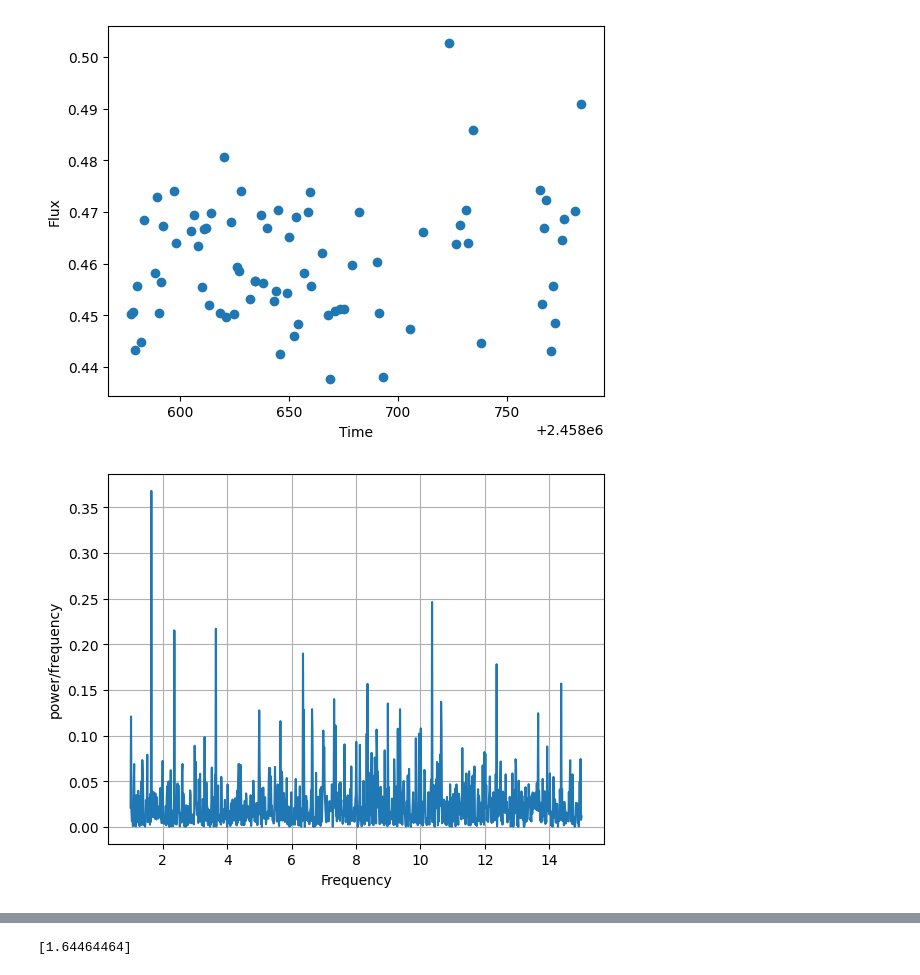
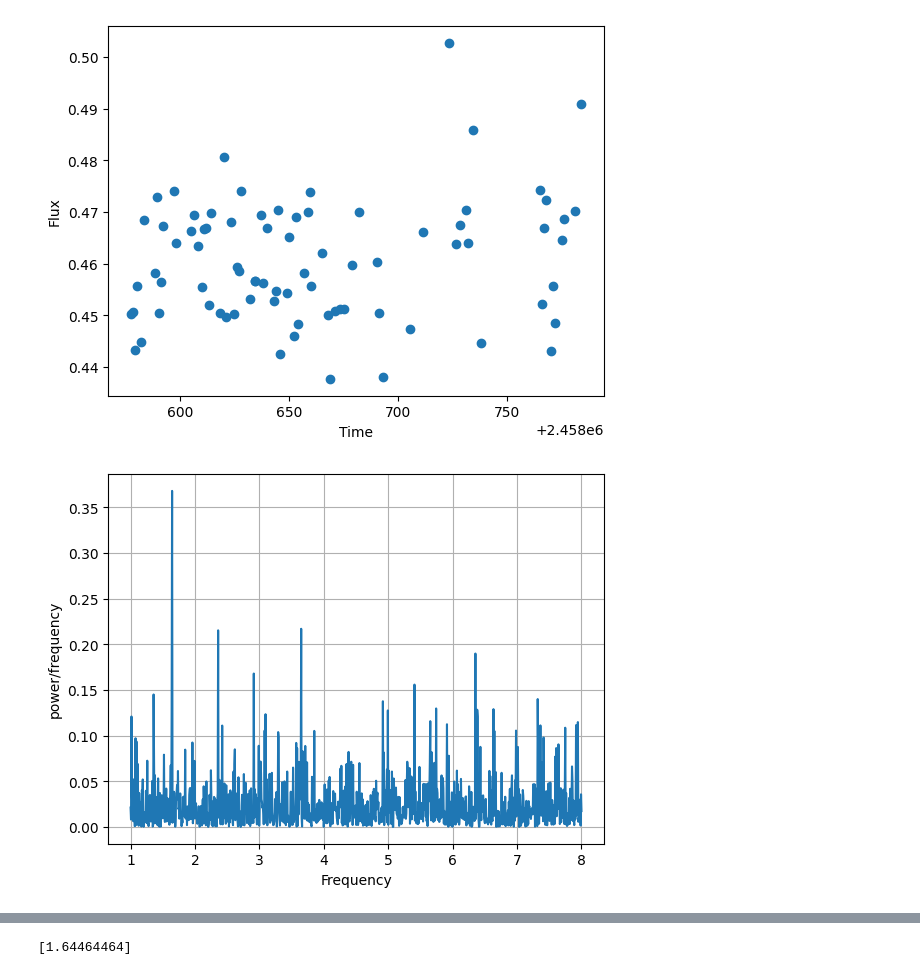
Before and after one commit to williamlee8ucb/GWAM_Lomb_Scargle, a Jupyter notebook: Cleaned_Up_LS.ipynb, the cells around one changed output, grey strips where cells are left out. Drawn from its saved outputs; the diff is of its cells as text; code cells hidden in the pictures.

```diff
--- a/Cleaned_Up_LS.ipynb
+++ b/Cleaned_Up_LS.ipynb
@@ -45,36 +46,36 @@ error_man = dropped['std_T1']
 # %%
 def get_model(params, freq, times):
     A, phi = params
     return A * np.cos(2 * np.pi * freq * times + phi)
 
 def get_chisq(params, times, freq, values):
     model = get_model(params, freq, times)
     return np.sum((values - model)**2)
 
-freqs = np.linspace(1, 15, 1000)
-Y = np.matrix([[value] for value in signal])
+freqs = np.linspace(1, 8, 1000)
+Y = np.matrix([[value] for value in flux_man])
 A2, chisq = [], []
 
 for freq in freqs:
     thetas = 2 * np.pi * freq * t_man
     X = np.matrix([[np.cos(theta), np.sin(theta)]for theta in thetas])
     p = (X.T * X).I * (X.T * Y)
     B, C = p.A1
     A = B/np.abs(B) * np.hypot(B,C)
     A2.append(A**2)
     phi = np.arctan(-C/B)
     chisq.append(get_chisq((A, phi), t_man, freq, flux_man))
 chisq = np.array(chisq)
 A2 = np.array(A2)
-chisq0 = np.sum((signal - np.mean(signal))**2)
+chisq0 = np.sum((flux_man - np.mean(flux_man))**2)
 P = (chisq0 - chisq)/chisq0
 
 plt.plot(freqs, P)
 plt.xlabel("Frequency")
 plt.ylabel("power/frequency")
 plt.grid();
 # %% [output]
-[figure, old version]
+[figure, new version]
 # %%
 # ROBERT QUIMBY VIDEO - ASTROPY METHOD
 
```
Also changed, not shown: parts of 7 cells of this notebook.
